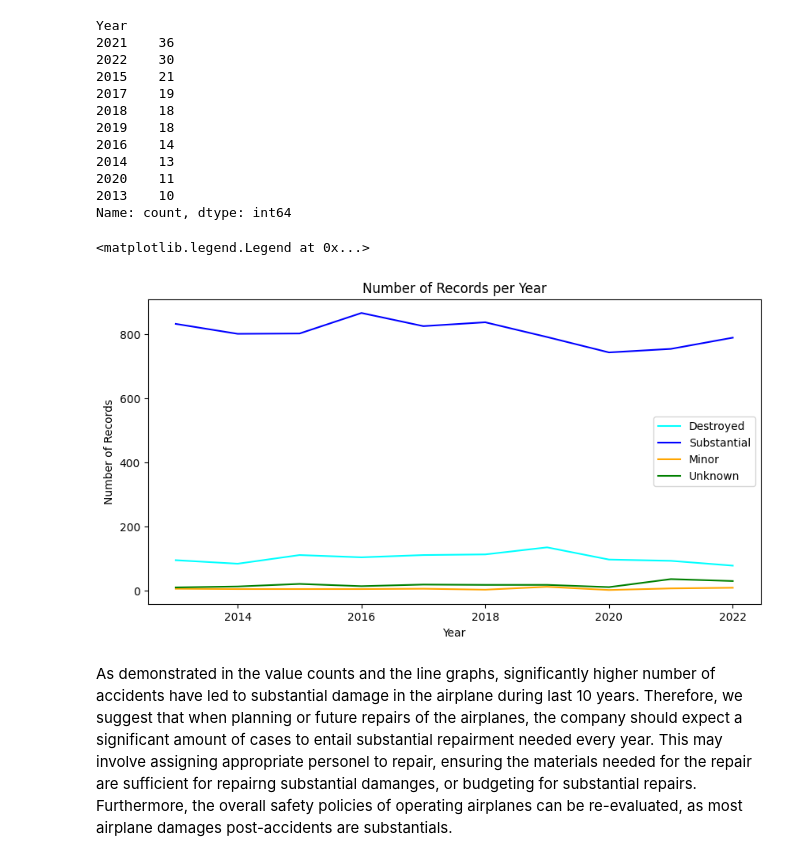
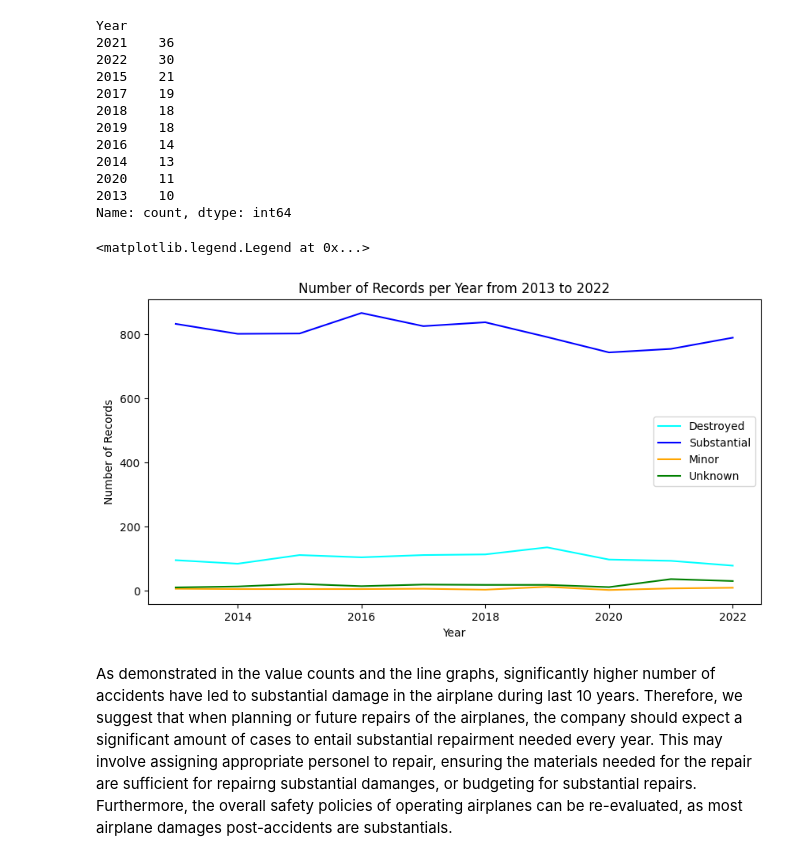
Before and after one commit to smharris312/Aviation_Risk_Project, a Jupyter notebook: Aviation_Risk_Analysis.ipynb, the cells around one changed output. Saved outputs shown, nothing was run; the diff lists cells and outputs as text; code cells hidden in the pictures.

```diff
--- a/Aviation_Risk_Analysis.ipynb
+++ b/Aviation_Risk_Analysis.ipynb
@@ -457,29 +458,29 @@ Name: count, dtype: int64
 # %%
 # Visualizing via line graph
 fig, ax = plt.subplots(figsize=(10,5))
 x_des = grouped_aircraft_damage.get_group('Destroyed')['Year'].value_counts().sort_index().index
 y_des = grouped_aircraft_damage.get_group('Destroyed')['Year'].value_counts().sort_index().values
 ax.plot(x_des,y_des, 'cyan', label='Destroyed')
 
 x_sub = grouped_aircraft_damage.get_group('Substantial')['Year'].value_counts().sort_index().index
 y_sub = grouped_aircraft_damage.get_group('Substantial')['Year'].value_counts().sort_index().values
 ax.plot(x_sub,y_sub, 'b', label='Substantial')
 
 x_minor = grouped_aircraft_damage.get_group('Minor')['Year'].value_counts().sort_index().index
 y_minor = grouped_aircraft_damage.get_group('Minor')['Year'].value_counts().sort_index().values
 ax.plot(x_minor,y_minor, 'orange', label='Minor')
 
 x_unknown = grouped_aircraft_damage.get_group('Unknown')['Year'].value_counts().sort_index().index
 y_unknown = grouped_aircraft_damage.get_group('Unknown')['Year'].value_counts().sort_index().values
 ax.plot(x_unknown,y_unknown, 'g', label='Unknown')
 
-ax.set_title("Number of Records per Year")
+ax.set_title("Number of Records per Year from 2013 to 2022")
 ax.set_xlabel("Year")
 ax.set_ylabel("Number of Records")
 ax.legend()
 # %% [output]
 <matplotlib.legend.Legend at 0x...>
-[figure, old version]
+[figure, new version]
 # %% [markdown]
 As demonstrated in the value counts and the line graphs, significantly higher number of accidents have led to substantial damage in the airplane during last 10 years. Therefore, we suggest that when planning or future repairs of the airplanes, the company should expect a significant amount of cases to entail substantial repairment needed every year. This may involve assigning appropriate personel to repair, ensuring the materials needed for the repair are sufficient for repairng substantial damanges, or budgeting for substantial repairs. Furthermore, the overall safety policies of operating airplanes can be re-evaluated, as most airplane damages post-accidents are substantials.
 # %% [markdown]
```
Also changed, not shown: parts of 8 cells of this notebook.
